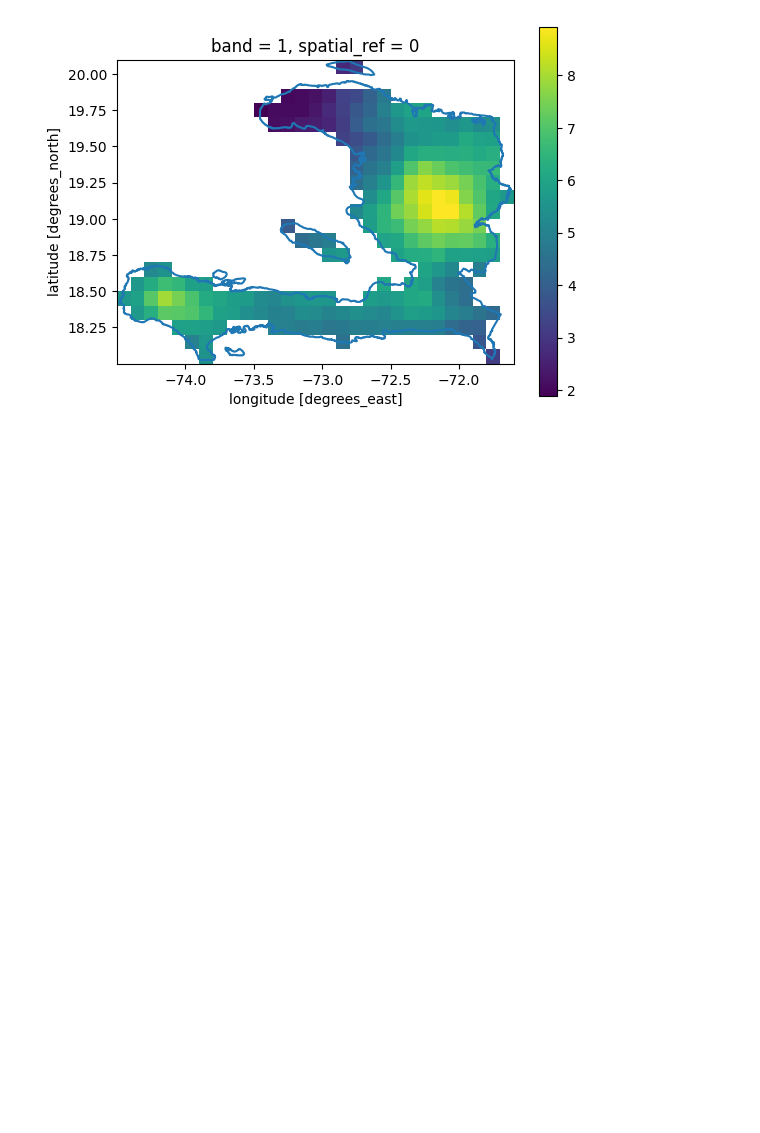
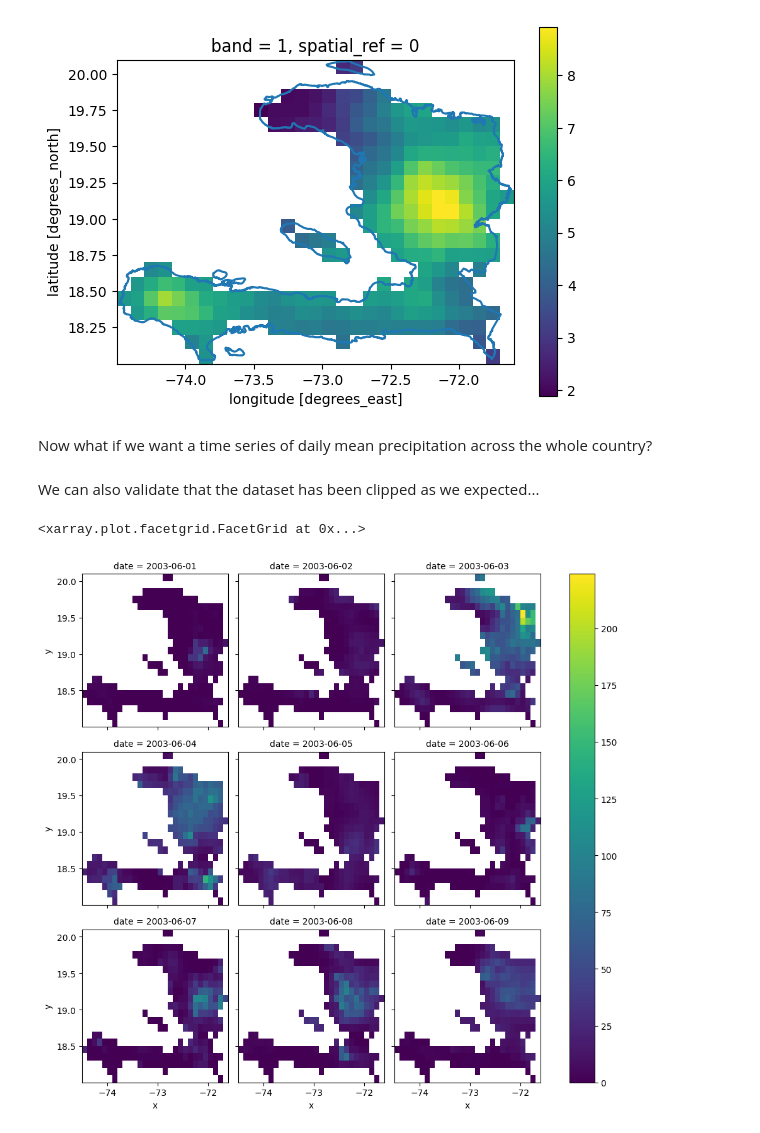
Before and after one commit to OCHA-DAP/ds-raster-explore, a Jupyter notebook: notebooks/imerg-cogs.ipynb, the cells around one changed output. Saved outputs shown, nothing was run; the diff lists cells and outputs as text; code cells hidden in the pictures; blank space fills up the shorter version.

Commit message:
Include daily zonal stats in notebooks

```diff
--- a/notebooks/imerg-cogs.ipynb
+++ b/notebooks/imerg-cogs.ipynb
@@ -148,3 +151,5 @@ da_clip.plot(ax=ax)
 # %% [output]
 <matplotlib.collections.QuadMesh at 0x...>
 [figure]
+# %% [markdown]
+Now what if we want a time series of daily mean precipitation across the whole country?
@@ -150,0 +161,7 @@ da_clip.plot(ax=ax)
+# %% [markdown]
+We can also validate that the dataset has been clipped as we expected...
+# %%
+da_clip.isel({"date": slice(0,9)}).plot(x="x", y="y", col="date", col_wrap=3)
+# %% [output]
+<xarray.plot.facetgrid.FacetGrid at 0x...>
+[figure, added]
```
Also changed, not shown: parts of 8 cells of this notebook, 3 other files.
